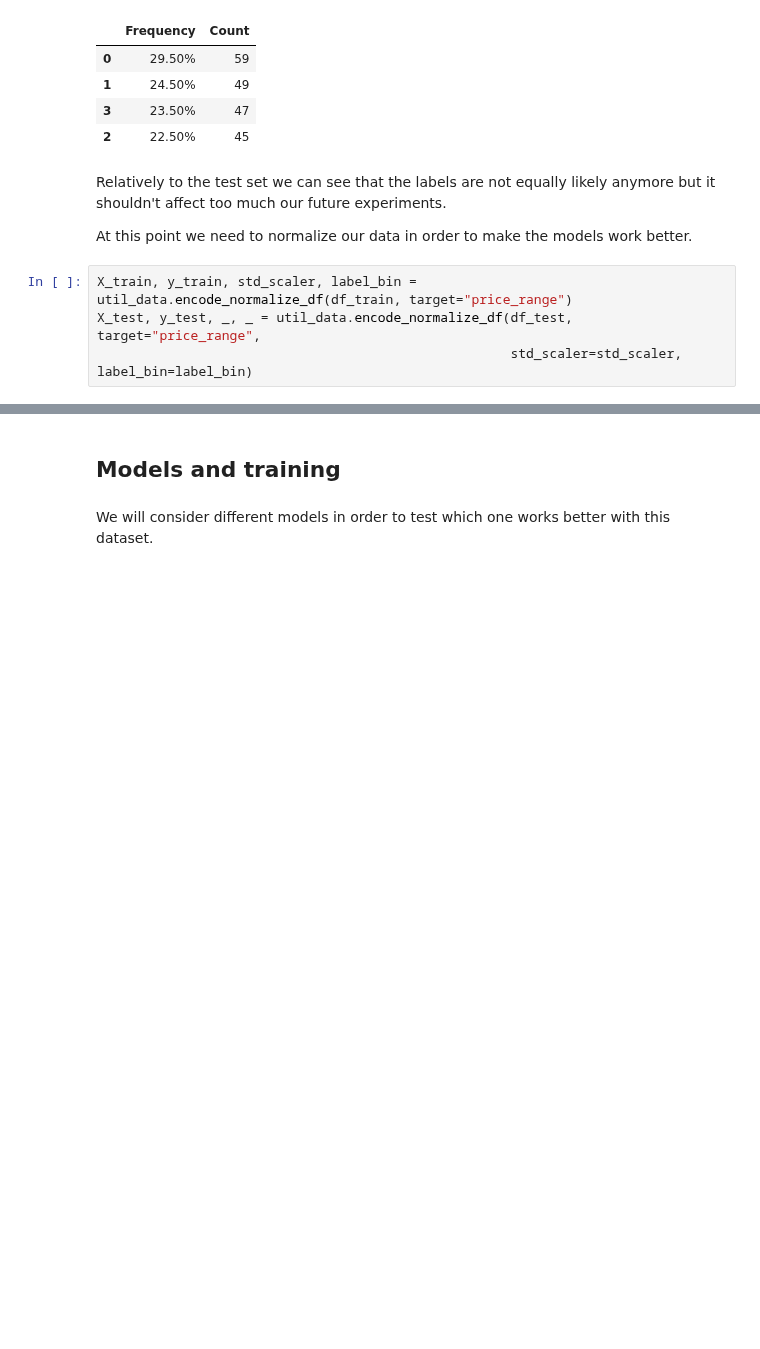
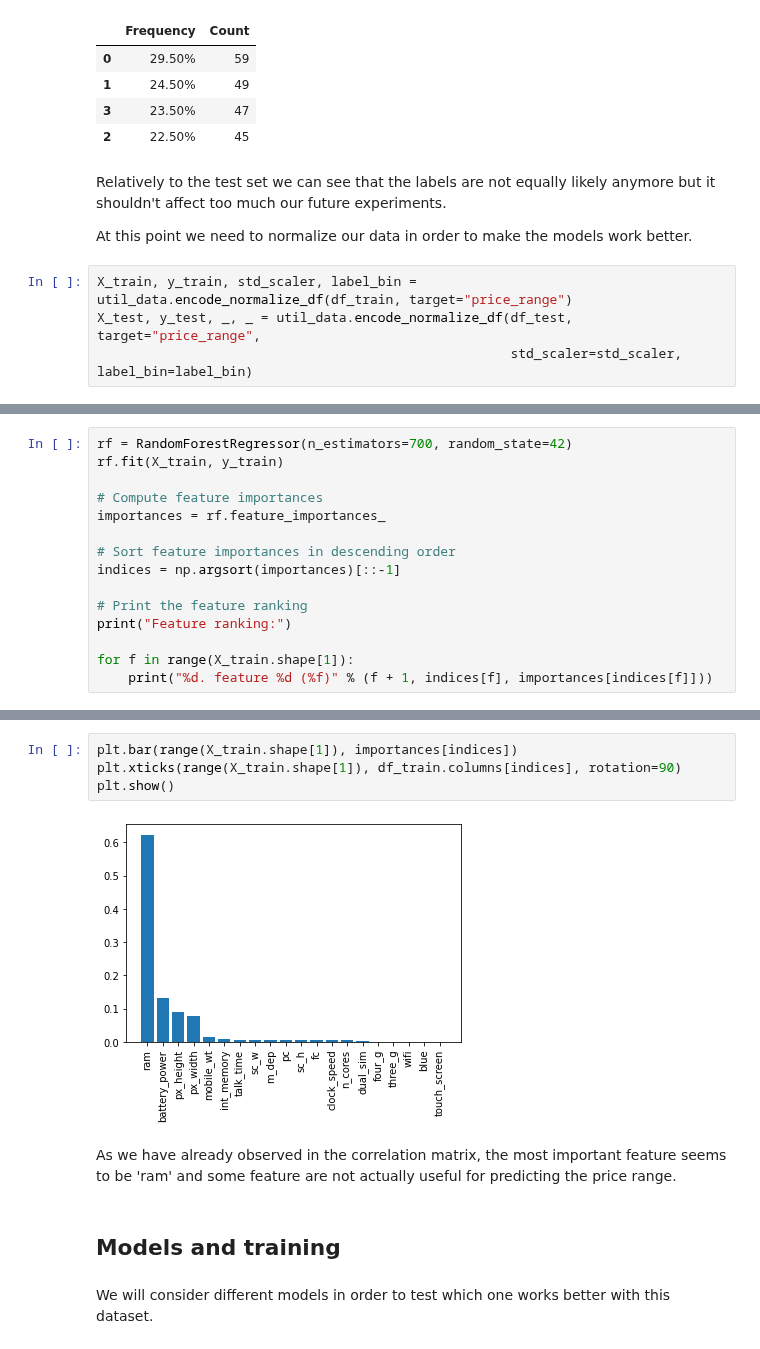
Before and after one commit to Valendrew/counterfactual-explanations, a Jupyter notebook: data_exploration.ipynb, the cells around one changed output, grey strips where cells are left out. Cells and saved outputs as stored; diff of their text form; blank space fills up the shorter version.

Commit message:
added some cells to measure features importance

```diff
--- a/data_exploration.ipynb
+++ b/data_exploration.ipynb
@@ -214,0 +216,15 @@ X_test, y_test, _, _ = util_data.encode_normalize_df(df_test, target="price_rang
+# %%
+rf = RandomForestRegressor(n_estimators=700, random_state=42)
+rf.fit(X_train, y_train)
+
+# Compute feature importances
+importances = rf.feature_importances_
+
+# Sort feature importances in descending order
+indices = np.argsort(importances)[::-1]
+
+# Print the feature ranking
+print("Feature ranking:")
+
+for f in range(X_train.shape[1]):
+    print("%d. feature %d (%f)" % (f + 1, indices[f], importances[indices[f]]))
@@ -215,3 +249,11 @@ X_test, y_test, _, _ = util_data.encode_normalize_df(df_test, target="price_rang
+# %%
+plt.bar(range(X_train.shape[1]), importances[indices])
+plt.xticks(range(X_train.shape[1]), df_train.columns[indices], rotation=90)
+plt.show()
+# %% [output]
+[figure, added]
+# %% [markdown]
+As we have already observed in the correlation matrix, the most important feature seems to be 'ram' and some feature are not actually useful for predicting the price range.
 # %% [markdown]
 ## Models and training
 # %% [markdown]
```
Also changed, not shown: parts of 13 cells of this notebook.
